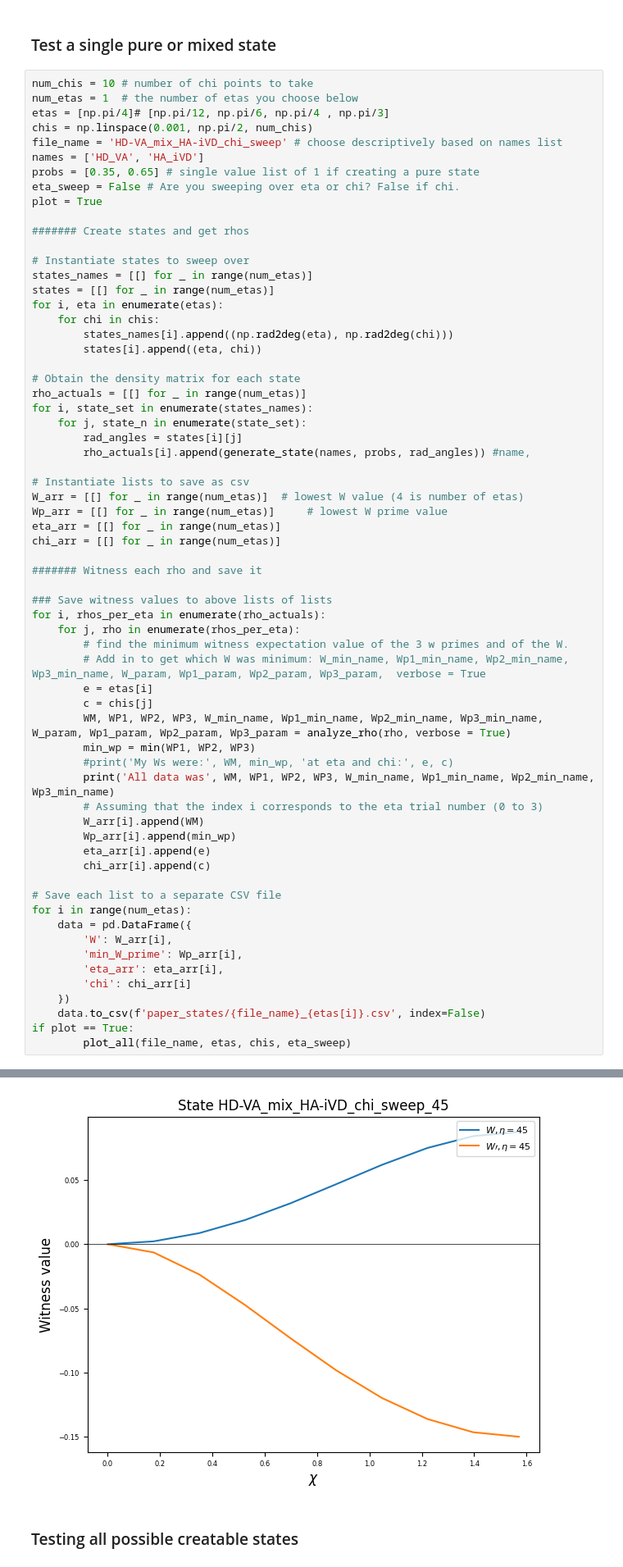
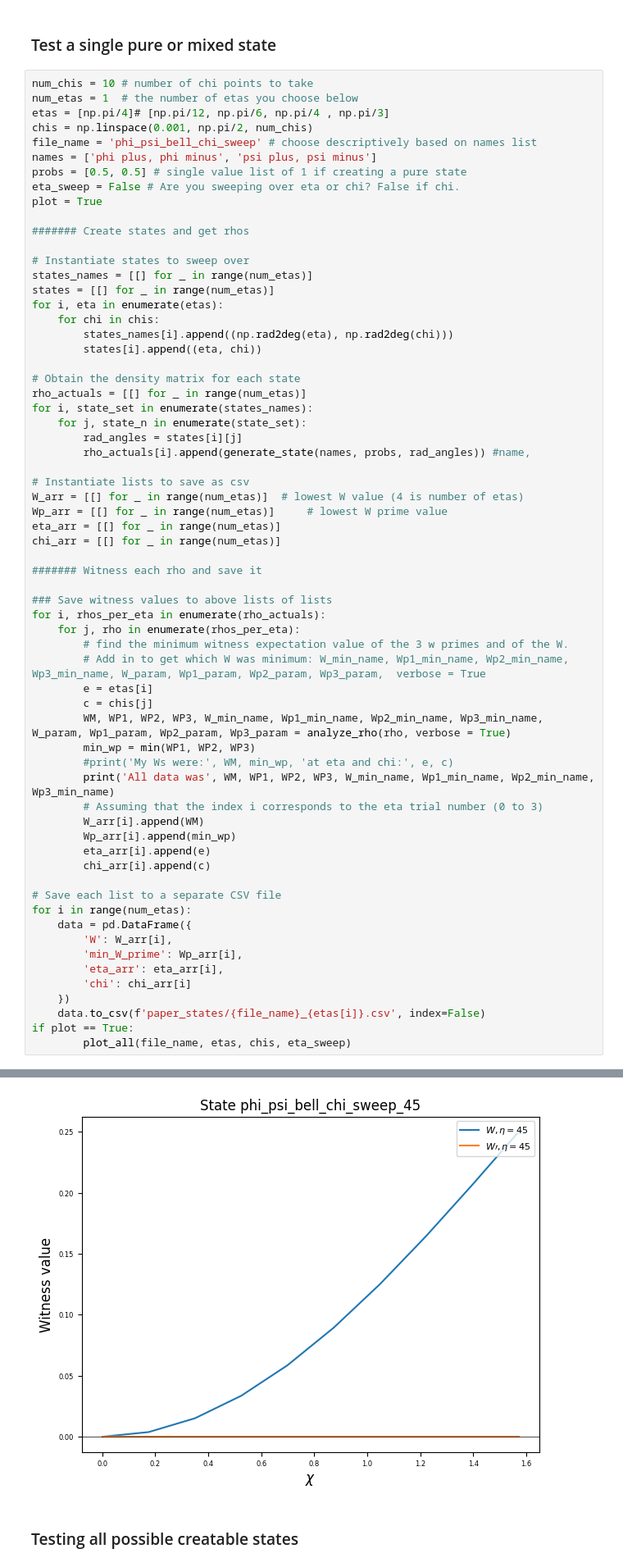
Before and after one commit to Lynn-Quantum-Optics/Summer-2024, a Jupyter notebook: lev/finding_states/any_state_gen.ipynb, the cells around one changed output, grey strips where cells are left out. Shown at 82% size. Cells and saved outputs as stored; diff of their text form.

```diff
--- a/lev/finding_states/any_state_gen.ipynb
+++ b/lev/finding_states/any_state_gen.ipynb
@@ -278,9 +278,9 @@ num_chis = 10 # number of chi points to take
 num_etas = 1  # the number of etas you choose below
 etas = [np.pi/4]# [np.pi/12, np.pi/6, np.pi/4 , np.pi/3]
 chis = np.linspace(0.001, np.pi/2, num_chis)
-file_name = 'HD-VA_mix_HA-iVD_chi_sweep' # choose descriptively based on names list
-names = ['HD_VA', 'HA_iVD']
-probs = [0.35, 0.65] # single value list of 1 if creating a pure state
+file_name = 'phi_psi_bell_chi_sweep' # choose descriptively based on names list
+names = ['phi plus, phi minus', 'psi plus, psi minus']
+probs = [0.5, 0.5] # single value list of 1 if creating a pure state
 eta_sweep = False # Are you sweeping over eta or chi? False if chi.
 plot = True
 
@@ -352,4 +358,4 @@ HD-VA_mix_HA-iVD_chi_sweep_45
-[figure, old version]
+[figure, new version]
 # %% [markdown]
 ### Testing all possible creatable states
 # %%
```
Also changed, not shown: parts of 1 cell of this notebook, 6 other files.
